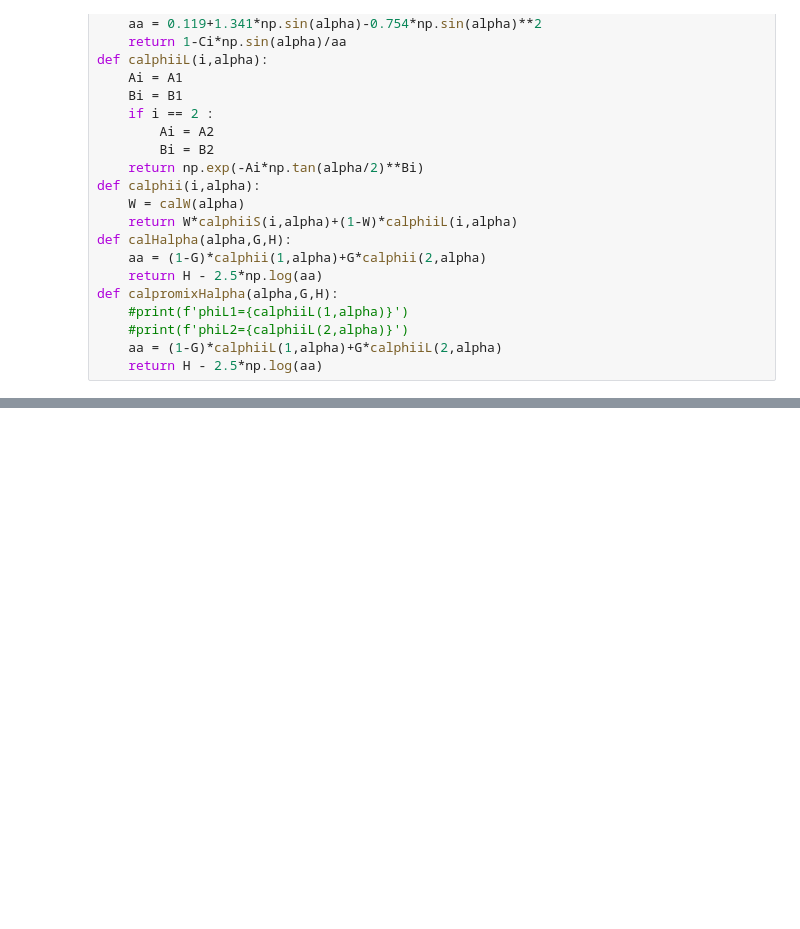
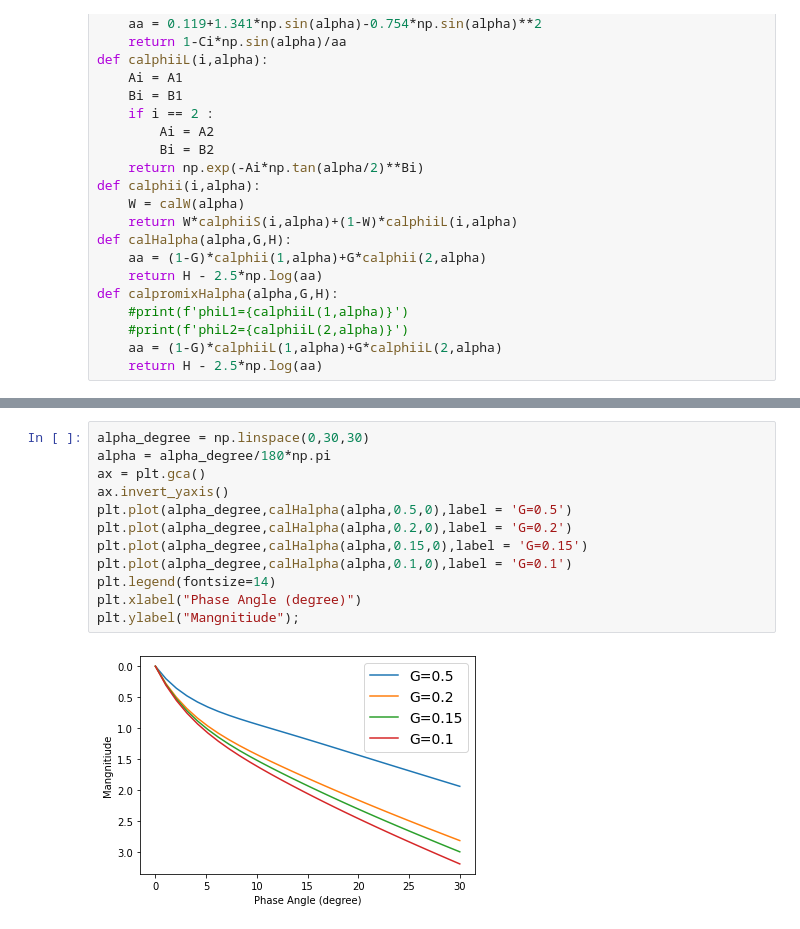
Before and after one commit to AstroHHQ/learngit, a Jupyter notebook: openti/HG_function.ipynb, the cells around one changed output, grey strips where cells are left out. Drawn from its saved outputs; the diff is of its cells as text; blank space fills up the shorter version.

```diff
--- a/openti/HG_function.ipynb
+++ b/openti/HG_function.ipynb
@@ -54,3 +55,17 @@ plt.xlabel("Phase Angle (degree)")
 plt.ylabel("Mangnitiude");
 # %% [output]
 [figure]
+# %%
+alpha_degree = np.linspace(0,30,30)
+alpha = alpha_degree/180*np.pi
+ax = plt.gca()
+ax.invert_yaxis()
+plt.plot(alpha_degree,calHalpha(alpha,0.5,0),label = 'G=0.5')
+plt.plot(alpha_degree,calHalpha(alpha,0.2,0),label = 'G=0.2')
+plt.plot(alpha_degree,calHalpha(alpha,0.15,0),label = 'G=0.15')
+plt.plot(alpha_degree,calHalpha(alpha,0.1,0),label = 'G=0.1')
+plt.legend(fontsize=14)
+plt.xlabel("Phase Angle (degree)")
+plt.ylabel("Mangnitiude");
+# %% [output]
+[figure, added]
```
Also changed, not shown: parts of 1 cell of this notebook.
